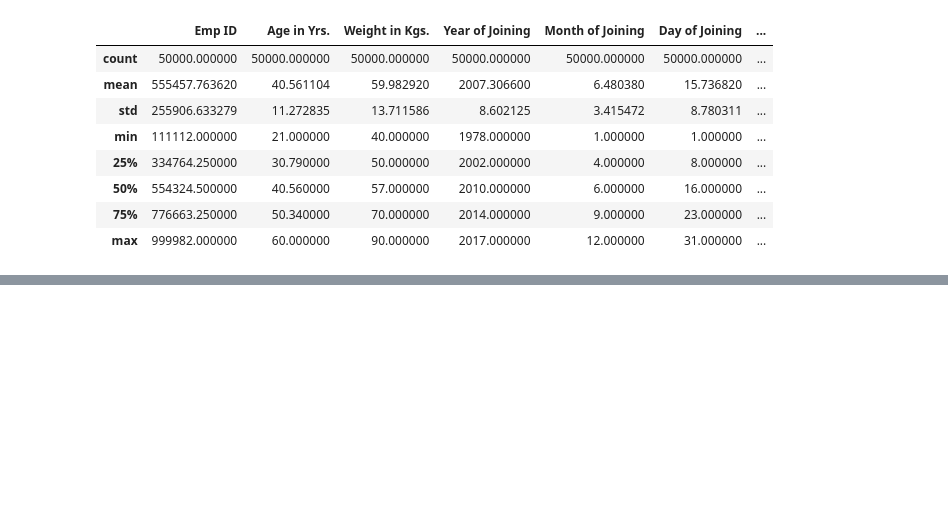
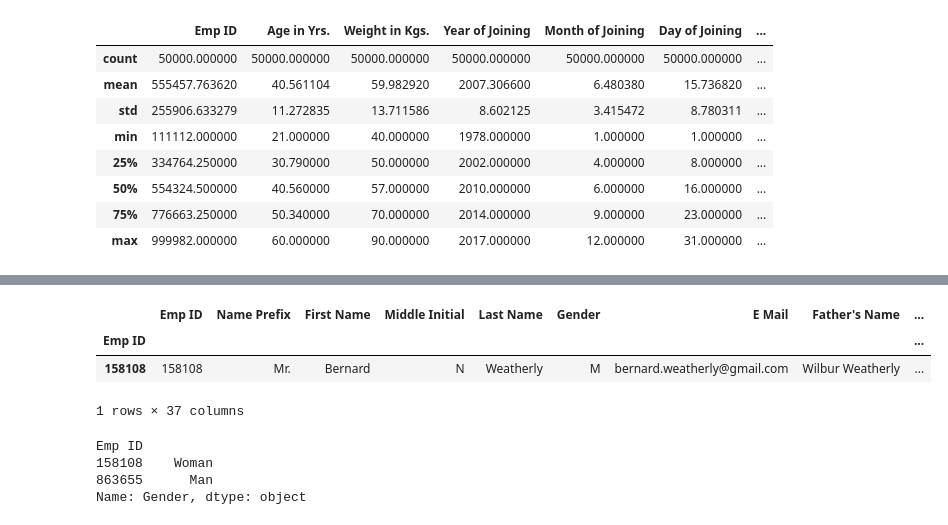
Before and after one commit to imtheguna/anomalos-exercises, a Jupyter notebook: data_wrangling.ipynb, the cells around one changed output, grey strips where cells are left out. Cells and saved outputs as stored; diff of their text form; code cells hidden in the pictures; blank space fills up the shorter version.

Commit message:
Getting starting with data wrangling

```diff
--- a/data_wrangling.ipynb
+++ b/data_wrangling.ipynb
@@ -44,0 +58,22 @@ df.describe()
+# %%
+# We can change the index and access the data based on new index
+df = df.set_index(df['Emp ID'])
+df.loc[158108]
+# re set index
+df.reset_index(drop=True,inplace=True)
+# %%
+# Selecting Rows Based on Conditionals
+df[(df['Emp ID'] == 158108) & (df['Gender']=='M')]
+# %% [output]
+|  | Emp ID | Name Prefix | First Name | Middle Initial | Last Name | Gender | E Mail | Father's Name | ... |
+| Emp ID |  |  |  |  |  |  |  |  | ... |
+| 158108 | 158108 | Mr. | Bernard | N | Weatherly | M | bernard.weatherly@gmail.com | Wilbur Weatherly | ... |
+1 rows × 37 columns
+# %%
+# Replace Data (InPlace is used to save the new data)
+df['Gender'].replace(["M","F"],["Woman","Man"]).head(2)
+# %% [output]
+Emp ID
+158108    Woman
+863655      Man
+Name: Gender, dtype: object
```
Also changed, not shown: parts of 8 cells of this notebook.
